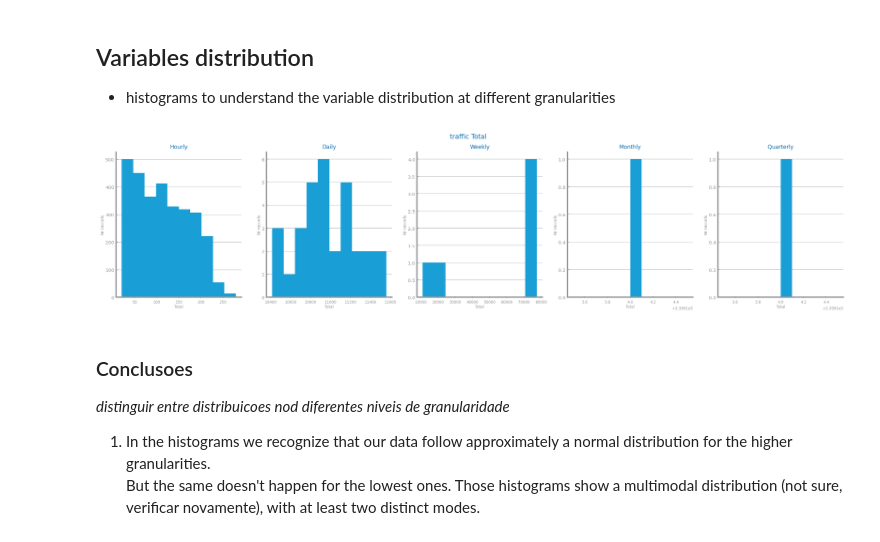
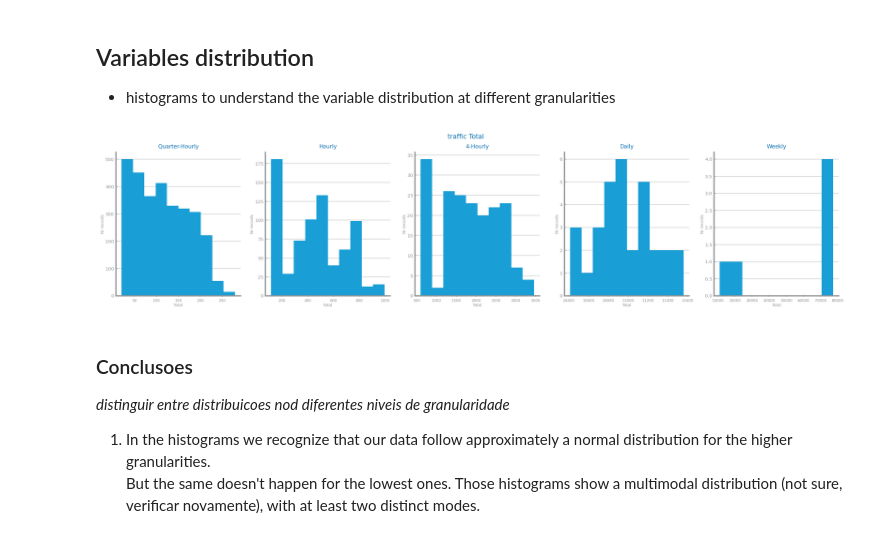
Before and after one commit to franciscoAbreuTecnico/Data-Science-IST, a Jupyter notebook: forecasting_services/data_profilling.ipynb, the cells around one changed output. Saved outputs shown, nothing was run; the diff lists cells and outputs as text; code cells hidden in the pictures.

```diff
--- a/forecasting_services/data_profilling.ipynb
+++ b/forecasting_services/data_profilling.ipynb
@@ -106,12 +258,12 @@ show()
 ### "Remember that this is possible only when the variable keeps its semantic untouched, as is the case for consumptions."
 ###  relating to aggregating with sum instead of mean, how do we know that the variables keeps its
 ###  semantic untouched
-ss_weeks: pd.Series = dslabs.ts_aggregation_by(series, gran_level="W", agg_func=sum)
+ss_weeks_sum: pd.Series = dslabs.ts_aggregation_by(series, gran_level="W", agg_func=sum)
 
 figure(figsize=(3 * dslabs.HEIGHT, dslabs.HEIGHT))
 dslabs.plot_line_chart(
-    ss_weeks.index.to_list(),
-    ss_weeks.to_list(),
+    ss_weeks_sum.index.to_list(),
+    ss_weeks_sum.to_list(),
     xlabel="weeks",
     ylabel=target,
     title=f"{file_tag} weekly {target}",
@@ -153,25 +305,19 @@ show()
 # %%
-### tirar 2ª linha vazia
 fig: Figure
 axs: np.array
-fig, axs = subplots(2, 3, figsize=(2 * dslabs.HEIGHT, 2* dslabs.HEIGHT))
-dslabs.set_chart_labels(axs[0, 0], title="HOURLY")
-axs[0, 0].boxplot(series)
-dslabs.set_chart_labels(axs[0, 1], title="DAILY")
-axs[0, 1].boxplot(ss_days)
-dslabs.set_chart_labels(axs[0, 2], title="WEEKLY")
-axs[0, 2].boxplot(ss_weeks)
+fig, axs = subplots(2, 2, figsize=(2 * dslabs.HEIGHT, dslabs.HEIGHT))
 
-# axs[1, 0].grid(False)
-# axs[1, 0].set_axis_off()
-# axs[1, 0].text(0.2, 0, str(series.describe()), fontsize="small")
+dslabs.set_chart_labels(axs[0, 0], title="DAILY")
+axs[0, 0].boxplot(ss_days)
+dslabs.set_chart_labels(axs[0, 1], title="WEEKLY")
+axs[0, 1].boxplot(ss_weeks)
 
-# axs[1, 1].grid(False)
-# axs[1, 1].set_axis_off()
-# axs[1, 1].text(0.2, 0, str(ss_days.describe()), fontsize="small")
+axs[1, 0].grid(False)
+axs[1, 0].set_axis_off()
+axs[1, 0].text(0.2, 0, str(ss_days.describe()), fontsize="small")
 
-# axs[1, 2].grid(False)
-# axs[1, 2].set_axis_off()
-# axs[1, 2].text(0.2, 0, str(ss_weeks.describe()), fontsize="small")
+axs[1, 1].grid(False)
+axs[1, 1].set_axis_off()
+axs[1, 1].text(0.2, 0, str(ss_weeks.describe()), fontsize="small")
 show()
 # %% [output]
@@ -180,22 +326,20 @@ show()
 ## Variables distribution
 - histograms to understand the variable distribution at different granularities
 # %%
-ss_days: pd.Series = dslabs.ts_aggregation_by(series, gran_level="D", agg_func=sum)
-ss_months: pd.Series = dslabs.ts_aggregation_by(series, gran_level="M", agg_func=sum)
-ss_quarters: pd.Series = dslabs.ts_aggregation_by(series, gran_level="Q", agg_func=sum)
+ss_days_sum: pd.Series = dslabs.ts_aggregation_by(series, gran_level="D", agg_func=sum)
 
-grans: list[pd.Series] = [series, ss_days, ss_weeks, ss_months, ss_quarters]
-gran_names: list[str] = ["Hourly", "Daily", "Weekly", "Monthly", "Quarterly"]
+grans: list[pd.Series] = [series, ss_grouped_hour_sum, ss_grouped_4_sum, ss_days_sum, ss_weeks_sum]
+gran_names: list[str] = ["Quarter-Hourly", "Hourly", "4-Hourly", "Daily", "Weekly"]
 fig: Figure
 axs: np.array
 fig, axs = subplots(1, len(grans), figsize=(len(grans) * dslabs.HEIGHT, dslabs.HEIGHT))
 fig.suptitle(f"{file_tag} {target}")
 for i in range(len(grans)):
     dslabs.set_chart_labels(axs[i], title=f"{gran_names[i]}", xlabel=target, ylabel="Nr records")
     axs[i].hist(grans[i].values)
 show()
 # %% [output]
-[figure, old version]
+[figure, new version]
 # %% [markdown]
 ### Conclusoes
 *distinguir entre distribuicoes nod diferentes niveis de granularidade*
```
Also changed, not shown: parts of 11 cells of this notebook, 13 other files.
